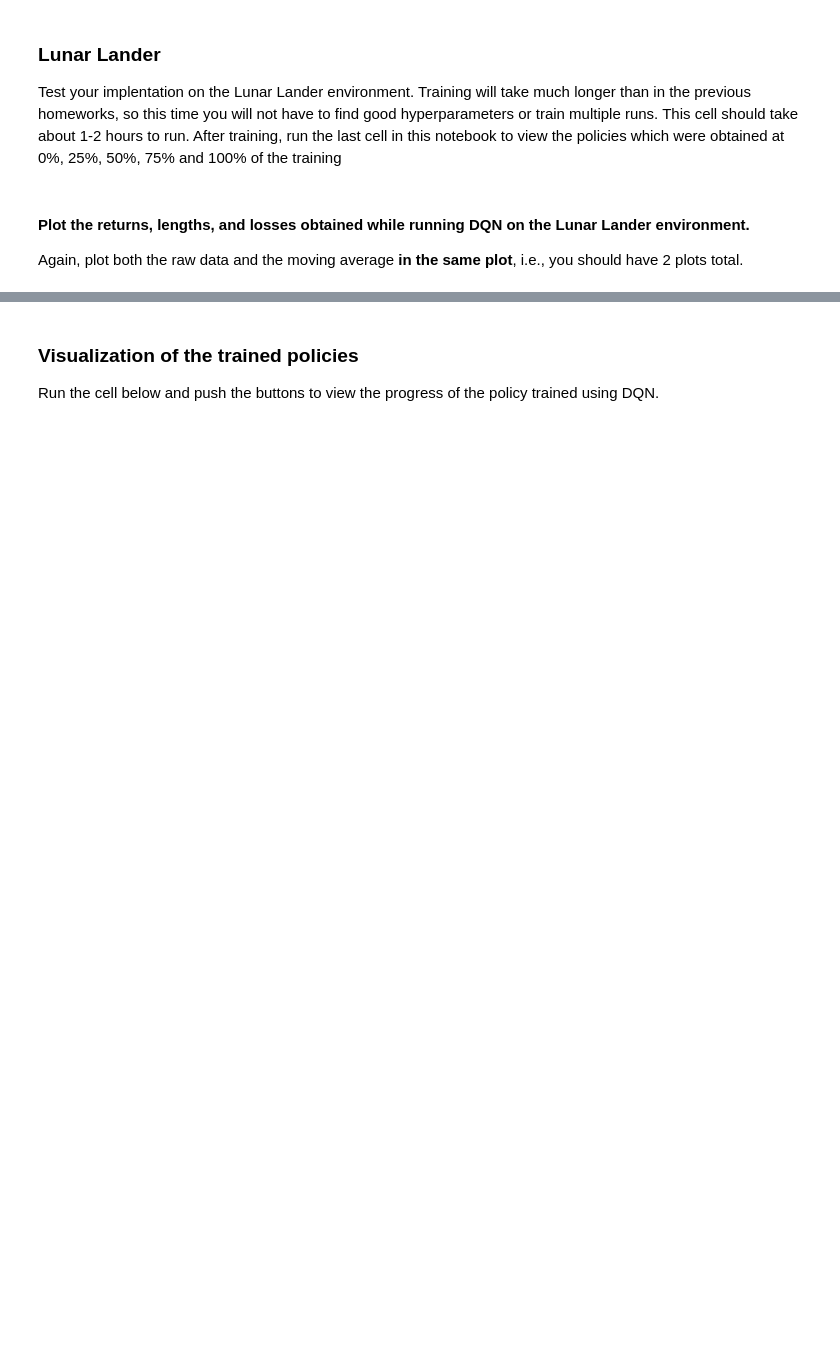
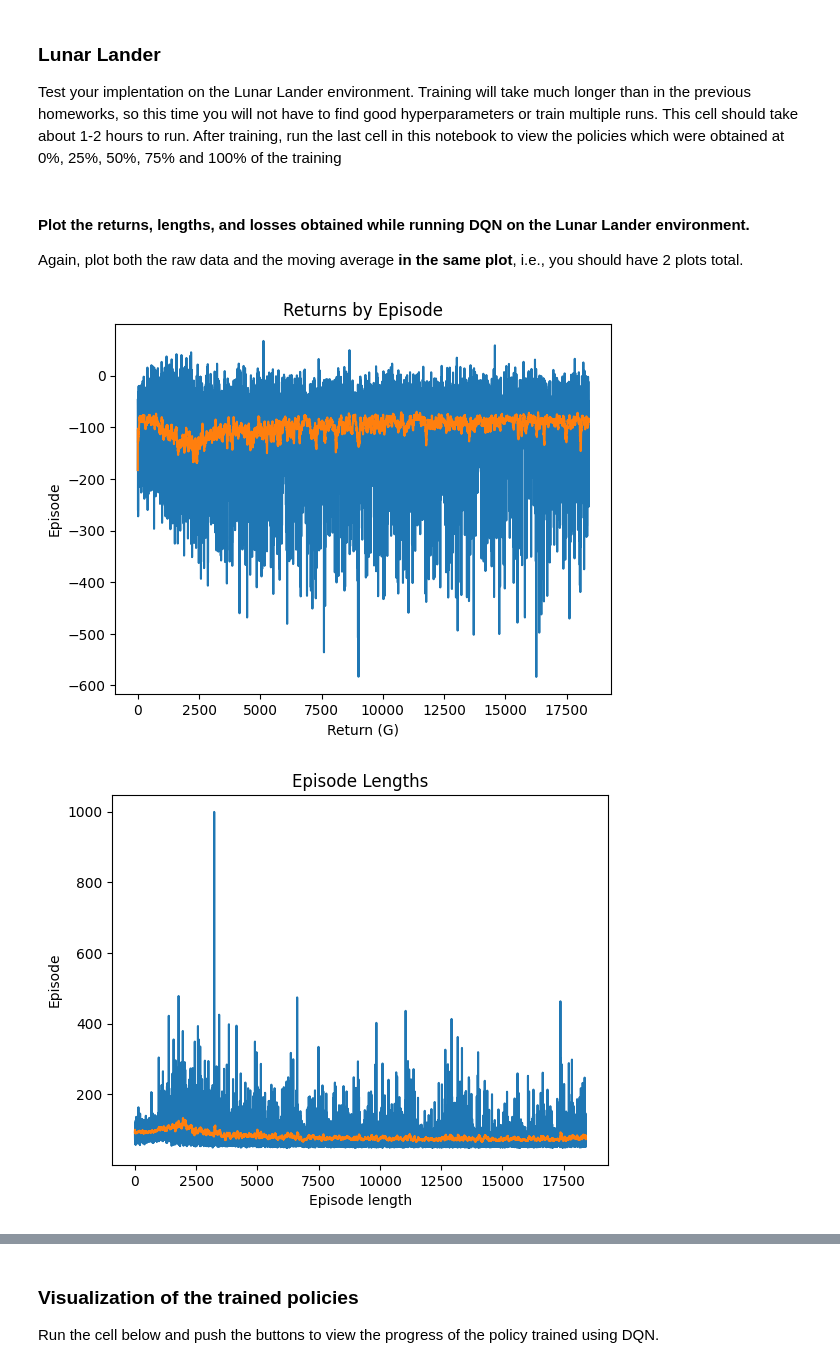
Before and after one commit to dbcometto/cs5180rl, a Jupyter notebook: homework/ex7_26spring.ipynb, the cells around one changed output, grey strips where cells are left out. Cells and saved outputs as stored; diff of their text form; code cells hidden in the pictures; blank space fills up the shorter version.

```diff
--- a/homework/ex7_26spring.ipynb
+++ b/homework/ex7_26spring.ipynb
@@ -1769,10 +1786,24 @@ Again, plot both the raw data and the moving average **in the same plot**, i.e.,
 # %%
 plt.plot(returns)
 plt.plot(moving_average(returns))
+plt.title("Returns by Episode")
+plt.xlabel("Return (G)")
+plt.ylabel("Episode")
 plt.show()
+
 plt.plot(lengths)
 plt.plot(moving_average(lengths))
+plt.title("Episode Lengths")
+plt.xlabel("Episode length")
+plt.ylabel("Episode")
 plt.show()
+
 plt.plot(losses)
 plt.plot(moving_average(losses))
+plt.title("Losses by Update Step")
+plt.xlabel("Loss")
+plt.ylabel("Episode")
 plt.show()
+# %% [output]
+[figure, added]
+[figure, added]
```
Also changed, not shown: parts of 10 cells of this notebook, 4 other files.
